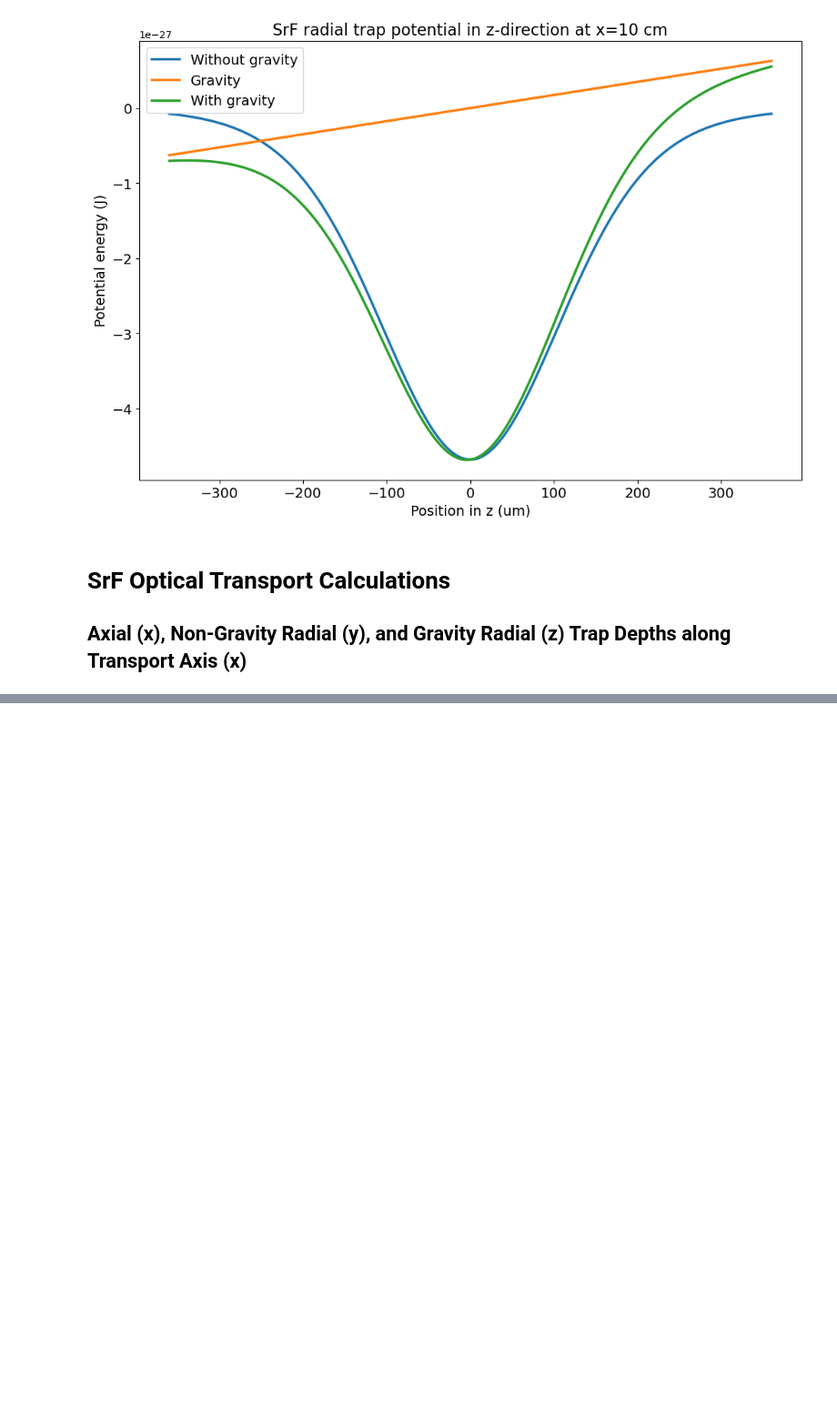
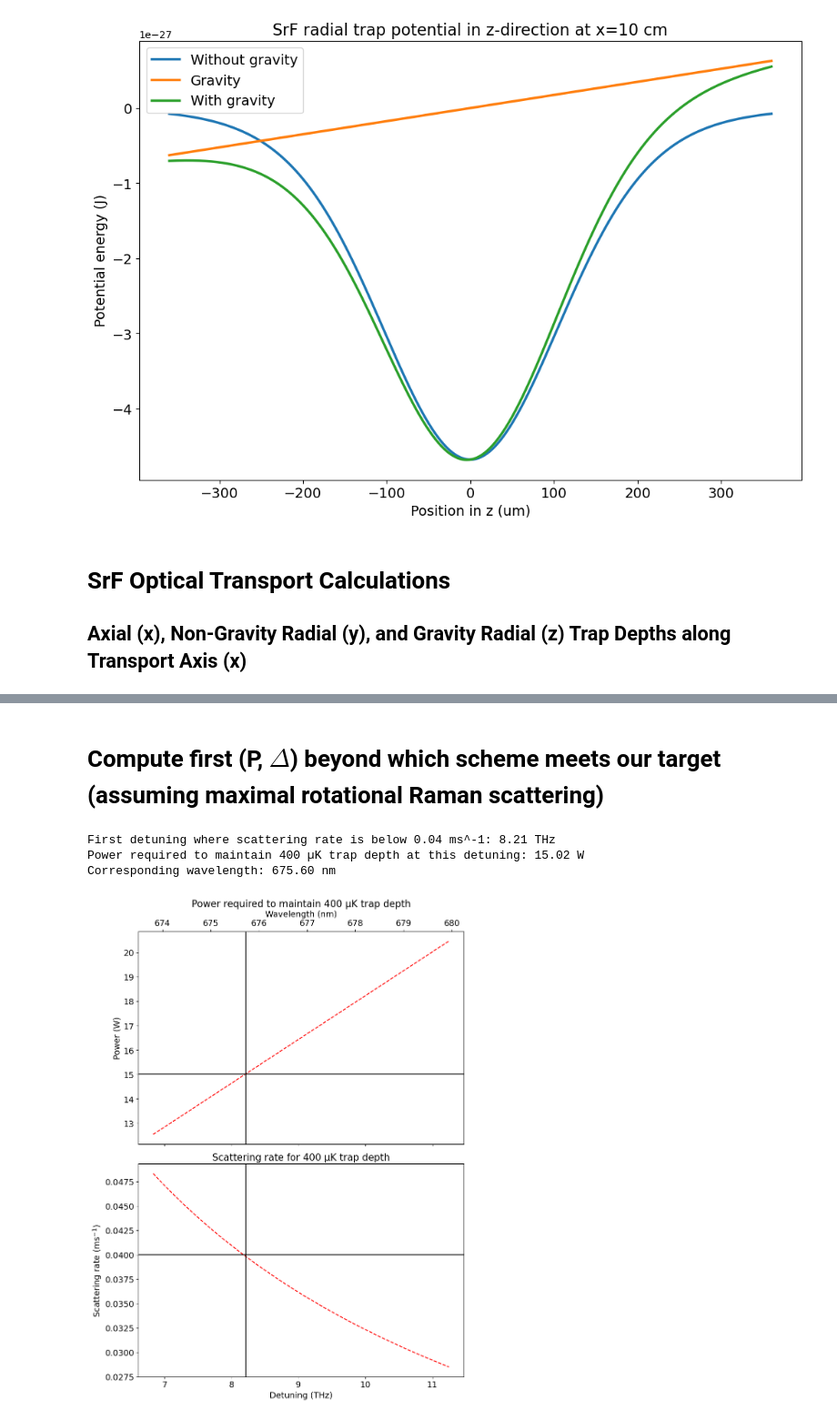
Before and after one commit to geoffrey-zheng/SrF-Calcs, a Jupyter notebook: Optical-Transport/SrFTransportLatestWithScattering.ipynb, the cells around one changed output, grey strips where cells are left out. Shown at 91% size. Drawn from its saved outputs; the diff is of its cells as text; code cells hidden in the pictures; blank space fills up the shorter version.

```diff
--- a/Optical-Transport/SrFTransportLatestWithScattering.ipynb
+++ b/Optical-Transport/SrFTransportLatestWithScattering.ipynb
@@ -476,0 +531,67 @@ plt.show()
+# %% [markdown]
+# Compute first (P, $\Delta$) beyond which scheme meets our target (assuming maximal rotational Raman scattering)
+# %%
+# Define the range for the best fit line
+fit_x3 = np.linspace(detunings[0], detunings[-1], 100)
+
+# Function to convert frequency (Hz) to wavelength (nm)
+def freq_to_wavelength(frequency):
+    return c / frequency * 1e9  # Convert to nm
+
+# Convert detunings to wavelengths
+wavelengths = freq_to_wavelength(resonance_freq - detunings)
+
+
+fig, (ax1, ax3) = plt.subplots(2, 1, figsize=(9, 12), sharex=True)
+
+# First plot: Power vs Detuning
+ax1.plot(fit_x3 / 1e12, fit_fn(fit_x3), color='red', linestyle='--')
+"""
+for i in valid_indices:
+    ax1.scatter(detunings[i] / 1e12, Ps[indices[i]], color='red', label='400 $\mu$K threshold' if i == valid_indices[0] else "")
+"""
+ax1.set_ylabel('Power (W)', fontsize=14)
+ax1.set_title('Power required to maintain 400 µK trap depth', fontsize=16)
+ax1.tick_params(axis='both', labelsize=14)
+
+# Second plot: Scattering rate vs Detuning
+scattering_rate_fixed_depth = gamma_SrF * (400 * k * 1e-6) / (hbar * 2 * np.pi * fit_x3) * ((resonance_freq - fit_x3) / resonance_freq) ** 3
+ax3.plot(fit_x3 / 1e12, scattering_rate_fixed_depth / 1e3, color='red', linestyle='--')
+ax3.set_xlabel('Detuning (THz)', fontsize=14)
+ax3.set_ylabel('Scattering rate (ms$^{-1}$)', fontsize=14)
+ax3.set_title('Scattering rate for 400 µK trap depth', fontsize=16)
+ax3.tick_params(axis='both', labelsize=14)
+
+# Create a secondary x-axis for wavelength
+ax2 = ax1.twiny()
+ax2.set_xlim(wavelengths[0], wavelengths[-1])
+ax2.set_xlabel('Wavelength (nm)', fontsize=14)
+ax2.tick_params(axis='x', labelsize=14)
+
+# Find the first value of detuning where scattering rate is below 0.04
+below_threshold_indices = np.where(scattering_rate_fixed_depth / 1e3 < 0.04)[0]
+first_below_threshold_detuning = fit_x3[below_threshold_indices[0]] if below_threshold_indices.size > 0 else None
+print(f"First detuning where scattering rate is below 0.04 ms^-1: {first_below_threshold_detuning / 1e12:.2f} THz")
+
+#find the corresponding power for the first detuning where scattering rate is below 0.04. power will be above the threshold
+power_above_threshold = fit_fn(first_below_threshold_detuning)
+print(f"Power required to maintain 400 µK trap depth at this detuning: {power_above_threshold:.2f} W")
+
+#print the corresponding wavelength to that detuning
+wavelength_at_threshold = freq_to_wavelength(resonance_freq - first_below_threshold_detuning)
+print(f"Corresponding wavelength: {wavelength_at_threshold:.2f} nm")
+
+# Add vertical and horizontal lines
+if first_below_threshold_detuning is not None:
+    ax1.axvline(x=first_below_threshold_detuning / 1e12, color='black', linestyle='-')
+    ax1.axhline(y=power_above_threshold, color='black', linestyle='-')
+    ax3.axvline(x=first_below_threshold_detuning / 1e12, color='black', linestyle='-')
+    ax3.axhline(y=0.04, color='black', linestyle='-')
+
+plt.tight_layout()
+plt.show()
+# %% [output]
+First detuning where scattering rate is below 0.04 ms^-1: 8.21 THz
+Power required to maintain 400 µK trap depth at this detuning: 15.02 W
+Corresponding wavelength: 675.60 nm
+[figure, added]
```
Also changed, not shown: parts of 17 cells of this notebook, 1 other file.
